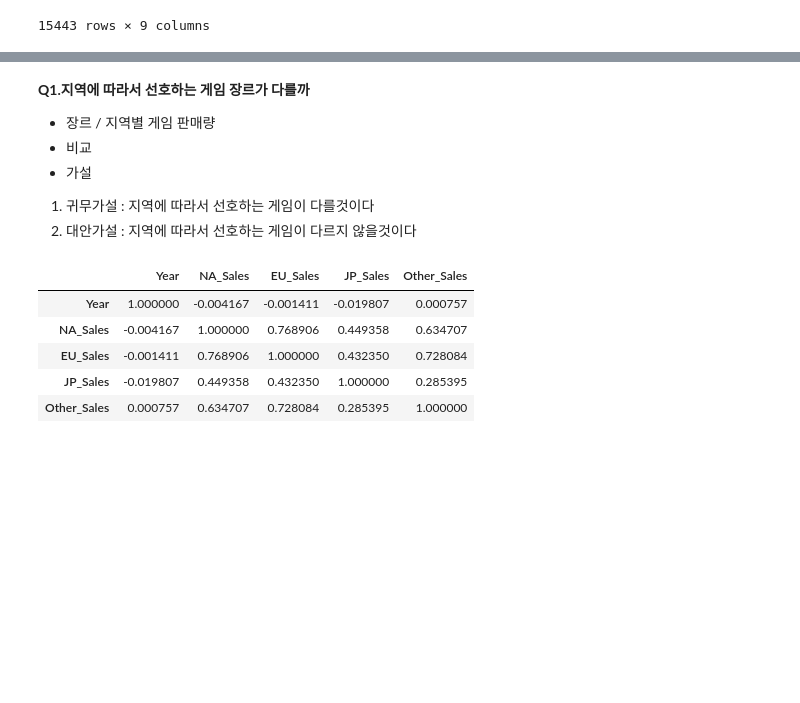
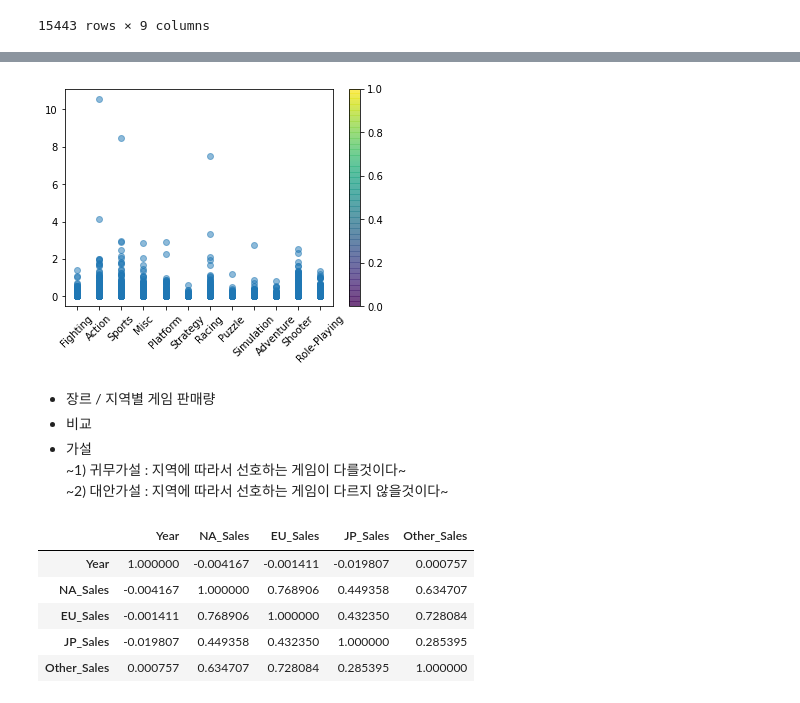
Before and after one commit to ixxxxuxo/project_01, a Jupyter notebook: AI_01_박상효_Section1.ipynb, the cells around one changed output, grey strips where cells are left out. Saved outputs shown, nothing was run; the diff lists cells and outputs as text; code cells hidden in the pictures; blank space fills up the shorter version.

```diff
--- a/AI_01_박상효_Section1.ipynb
+++ b/AI_01_박상효_Section1.ipynb
@@ -151,10 +175,17 @@ df.head()
+# %%
+# 기타 장르 선호도
+plt.scatter(year_sort['Genre'], year_sort['Other_Sales'],cmap='Spectral',alpha=0.5)
+plt.xticks(rotation = 45)
+plt.colorbar()
+plt.show()
+# %% [output]
+[figure, added]
 # %% [markdown]
-**Q1.지역에 따라서 선호하는 게임 장르가 다를까**
 - 장르 / 지역별 게임 판매량
 - 비교
 - 가설
-1) 귀무가설 : 지역에 따라서 선호하는 게임이 다를것이다
-2) 대안가설 : 지역에 따라서 선호하는 게임이 다르지 않을것이다
+~1) 귀무가설 : 지역에 따라서 선호하는 게임이 다를것이다~
+~2) 대안가설 : 지역에 따라서 선호하는 게임이 다르지 않을것이다~
 # %%
 import seaborn as sns
 
```
Also changed, not shown: parts of 14 cells of this notebook.
